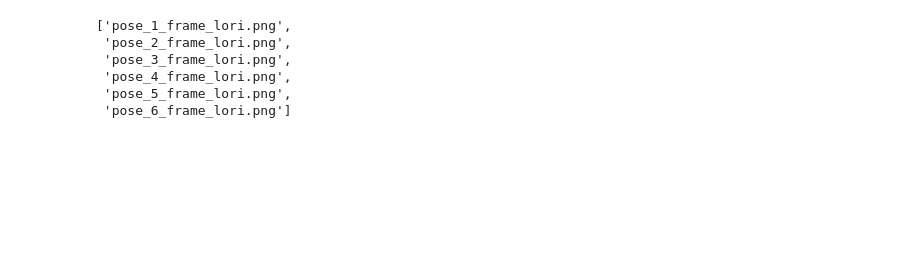
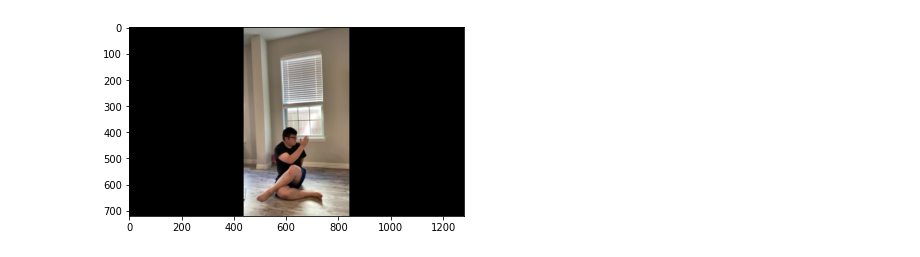
Before and after one commit to LoriSchuan-dev/feature_engineering_project2021, a Jupyter notebook: blazepose_yoga_pose_similarity calculator_pipeline.ipynb, the cells around one changed output. Saved outputs shown, nothing was run; the diff lists cells and outputs as text; code cells hidden in the pictures; blank space fills up the shorter version.

```diff
--- a/blazepose_yoga_pose_similarity calculator_pipeline.ipynb
+++ b/blazepose_yoga_pose_similarity calculator_pipeline.ipynb
@@ -12,17 +49,0 @@ teacher_frames_fnames = ["pose_1_frame.png", "pose_2_frame.png", "pose_3_frame.p
-# %%
-def get_input_filenames(name, base):
-lori_frames_fnames = []
-
-for fname in teacher_frames_fnames:
-    splitname = fname.split(".")
-    splitname[0] += "_lori"
-    new_name = ".".join(splitname)
-    lori_frames_fnames.append(new_name)
-lori_frames_fnames
-# %% [output]
-['pose_1_frame_lori.png',
- 'pose_2_frame_lori.png',
- 'pose_3_frame_lori.png',
- 'pose_4_frame_lori.png',
- 'pose_5_frame_lori.png',
- 'pose_6_frame_lori.png']
@@ -28,0 +55,17 @@ lori_frames_fnames
+# %%
+def get_image(fname):
+    """returns the cv2 image"""
+
+    imagedir = Path.joinpath(pathlib.Path().resolve(), "pose_frames")
+    imagedir = Path.joinpath(imagedir, fname)
+
+    img_cv = cv2.imread(str(imagedir))
+    img_cv = cv2.cvtColor(img_cv, cv2.COLOR_BGR2RGB)
+
+    return img_cv
+# %%
+imgf = get_image("pose_6_frame_jong.png")
+plt.imshow(imgf)
+plt.show()
+# %% [output]
+[figure, added]
```
Also changed, not shown: parts of 27 cells of this notebook.
